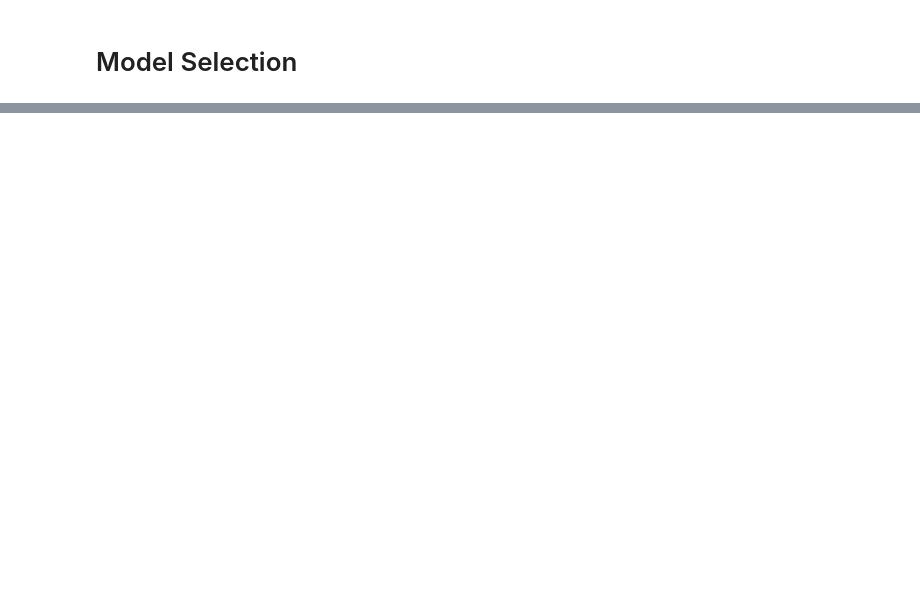
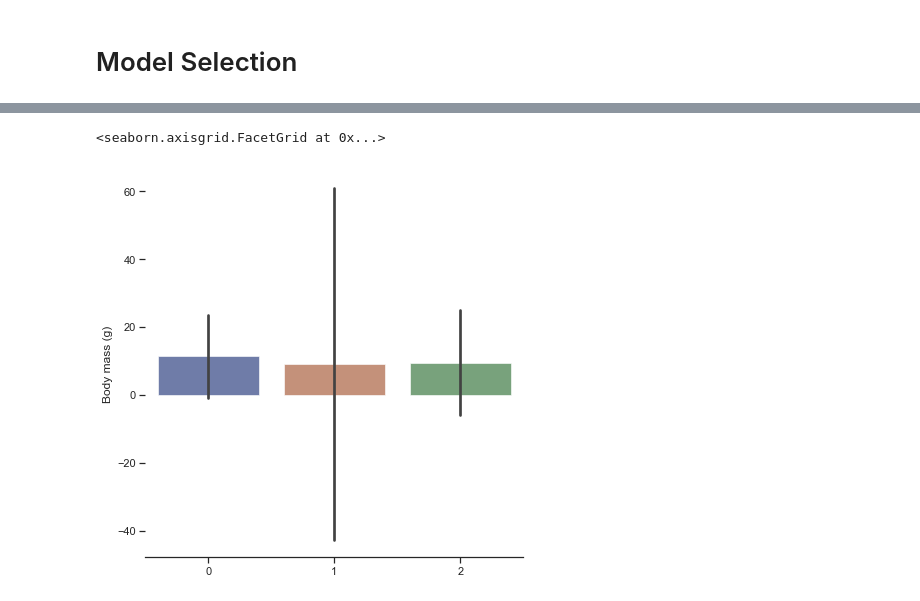
Before and after one commit to nastiag67/online-retail-clustering, a Jupyter notebook: README.ipynb, the cells around one changed output, grey strips where cells are left out. Drawn from its saved outputs; the diff is of its cells as text; code cells hidden in the pictures; blank space fills up the shorter version.

```diff
--- a/README.ipynb
+++ b/README.ipynb
@@ -168,0 +264,14 @@ df_clustering[['CustomerID', 'clusters']]
+# %%
+# Draw a nested barplot by species and sex
+g = sns.catplot(
+    data=df_res, kind="bar",
+    x="clusters", y="avg_Q",
+#     hue="clusters",
+    ci="sd", palette="dark", alpha=.6, height=6
+)
+g.despine(left=True)
+g.set_axis_labels("", "Body mass (g)")
+# g.legend.set_title("")
+# %% [output]
+<seaborn.axisgrid.FacetGrid at 0x...>
+[figure, added]
```
Also changed, not shown: parts of 11 cells of this notebook, 1 other file.
